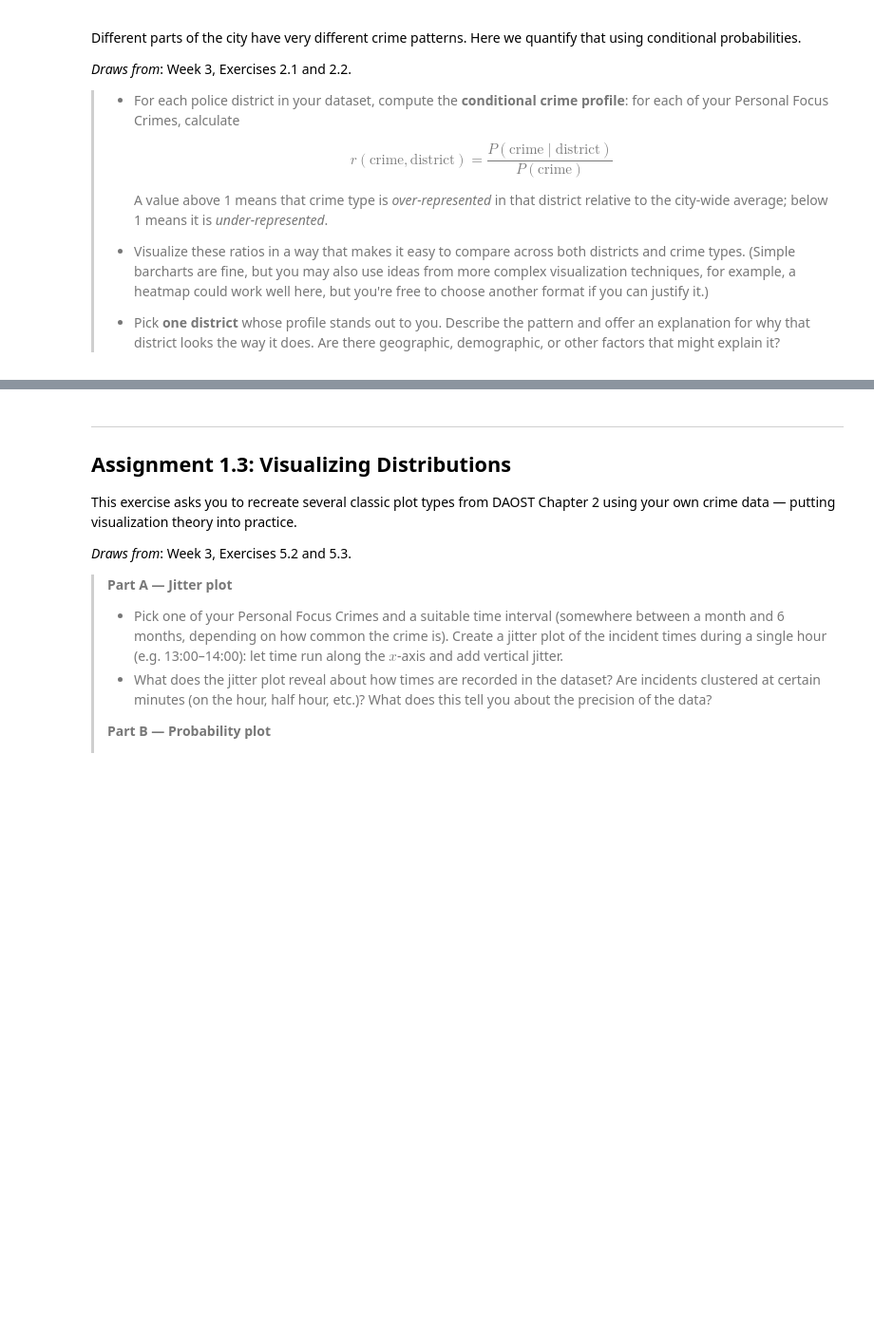
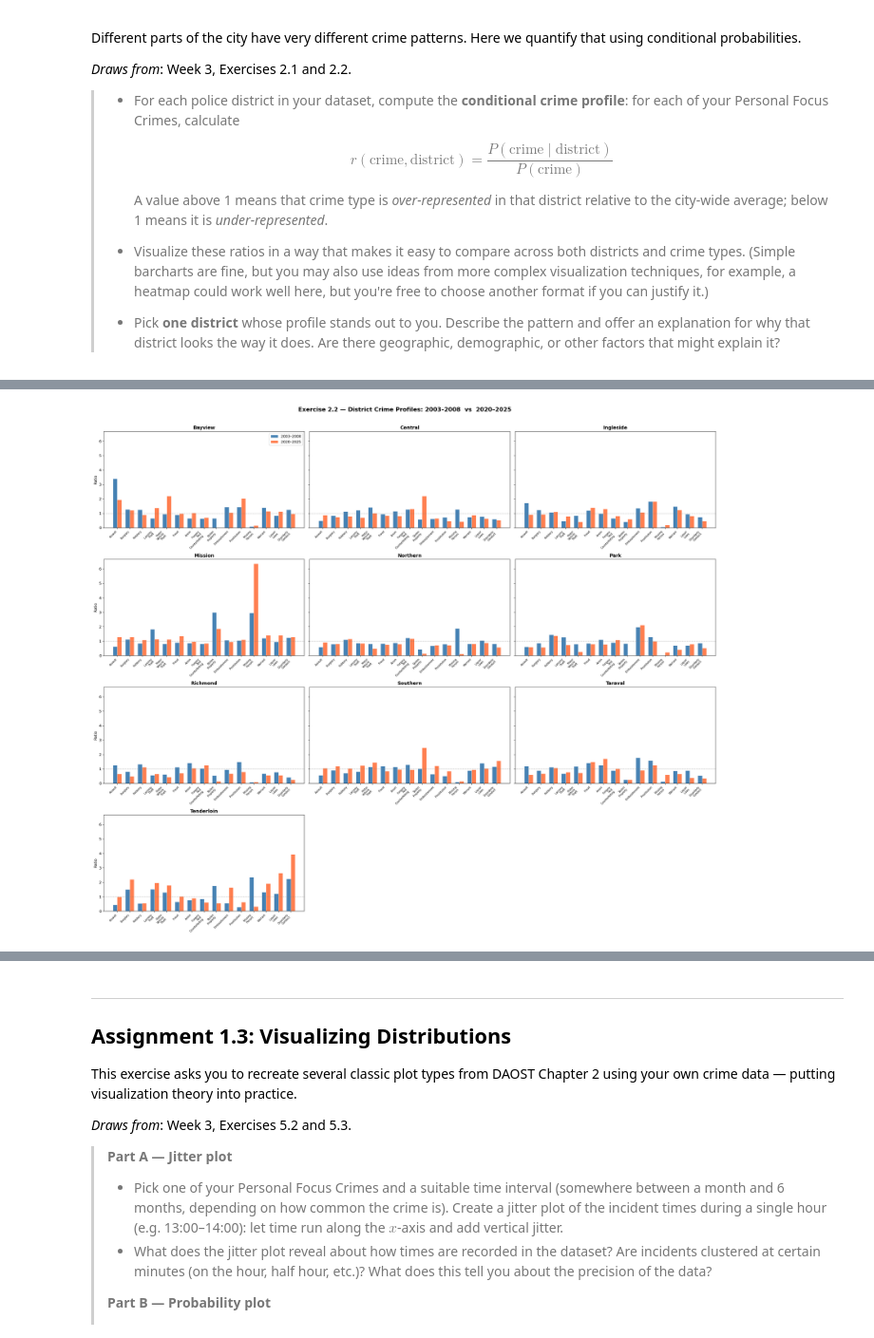
Before and after one commit to Aryan-Mi/dtu-social-data-assignments, a Jupyter notebook: assignment-1/Assignment1.ipynb, the cells around one changed output, grey strips where cells are left out. Shown at 95% size. Drawn from its saved outputs; the diff is of its cells as text; code cells hidden in the pictures; blank space fills up the shorter version.

```diff
--- a/assignment-1/Assignment1.ipynb
+++ b/assignment-1/Assignment1.ipynb
@@ -86,0 +284,73 @@ Different parts of the city have very different crime patterns. Here we quantify
+# %%
+focus_local["Year"] = focus_local["Incident Date"].dt.year
+
+
+def compute_ratio(subset):
+    """P(crime|district) / P(crime) for a time-filtered subset."""
+    base = subset[CRIME_COL].value_counts(normalize=True)
+    cond = pd.crosstab(
+        subset[DISTRICT_COL], subset[CRIME_COL], normalize="index"
+    ).reindex(columns=personal_focus_crimes, fill_value=0)
+    return cond.div(base, axis=1)
+
+
+ratio_early = compute_ratio(focus_local[focus_local["Year"].between(2003, 2008)])
+ratio_late = compute_ratio(focus_local[focus_local["Year"].between(2020, 2025)])
+
+common_districts = sorted(set(ratio_early.index) & set(ratio_late.index))
+ratio_early = ratio_early.loc[common_districts]
+ratio_late = ratio_late.loc[common_districts]
+
+# ── Side-by-side grouped bar charts — one subplot per district ──
+n_districts = len(common_districts)
+ncols = 3
+nrows = -(-n_districts // ncols)
+crime_labels = [c.replace(" ", "\n") for c in personal_focus_crimes]
+x = np.arange(len(personal_focus_crimes))
+bar_width = 0.35
+
+fig, axes = plt.subplots(nrows, ncols, figsize=(24, 5 * nrows), sharey=True)
+axes_flat = axes.flatten()
+
+for idx, district in enumerate(common_districts):
+    ax = axes_flat[idx]
+    early_vals = ratio_early.loc[district].values
+    late_vals = ratio_late.loc[district].values
+
+    ax.bar(x - bar_width / 2, early_vals, bar_width,
+           label="2003–2008", color="steelblue", edgecolor="white", linewidth=0.5)
+    ax.bar(x + bar_width / 2, late_vals, bar_width,
+           label="2020–2025", color="coral", edgecolor="white", linewidth=0.5)
+    ax.axhline(y=1, color="gray", linestyle="--", linewidth=0.8, alpha=0.7)
+
+    ax.set_title(district, fontsize=13, fontweight="bold")
+    ax.set_xticks(x)
+    ax.set_xticklabels(crime_labels, fontsize=7, rotation=45, ha="right")
+    ax.set_ylabel("Ratio" if idx % ncols == 0 else "")
+
+for j in range(idx + 1, len(axes_flat)):
+    axes_flat[j].set_visible(False)
+
+axes_flat[0].legend(fontsize=10, loc="upper right")
+fig.suptitle(
+    "Exercise 2.2 — District Crime Profiles: 2003–2008  vs  2020–2025",
+    fontsize=16, fontweight="bold", y=1.01,
+)
+plt.tight_layout()
+plt.show()
+
+# ── Quantify "changed the most" via L2 distance between ratio vectors ──
+shift_l2 = (
+    np.sqrt(((ratio_late - ratio_early) ** 2).sum(axis=1))
+    .sort_values(ascending=False)
+)
+crime_shift = (ratio_late - ratio_early).mean(axis=0)
+crime_shift = crime_shift.reindex(crime_shift.abs().sort_values(ascending=False).index)
+
+print("District that changed the most  (L2 distance between ratio vectors):")
+print(shift_l2.round(3).to_string())
+
+print("\nCrime types with the largest average shift across districts:")
+print(crime_shift.round(3).head(8).map(lambda v: f"{v:+.3f}").to_string())
+# %% [output]
+[figure, added]
```
Also changed, not shown: parts of 14 cells of this notebook, 1 other file.
